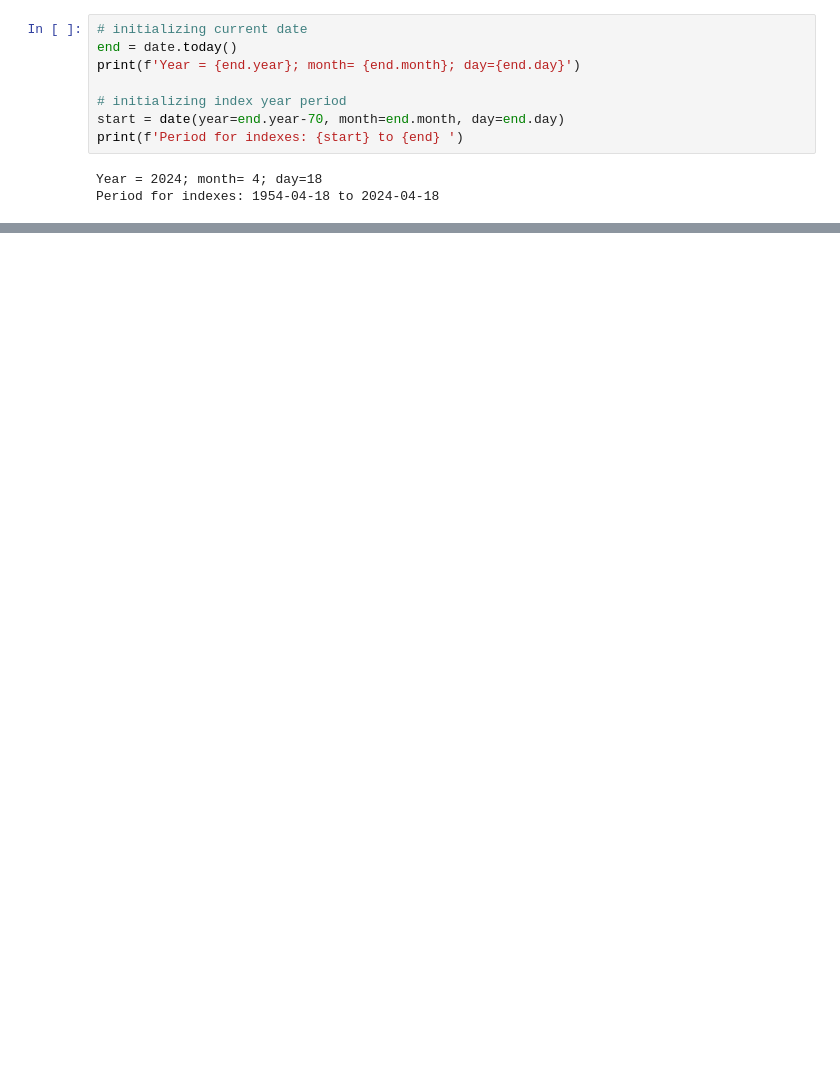
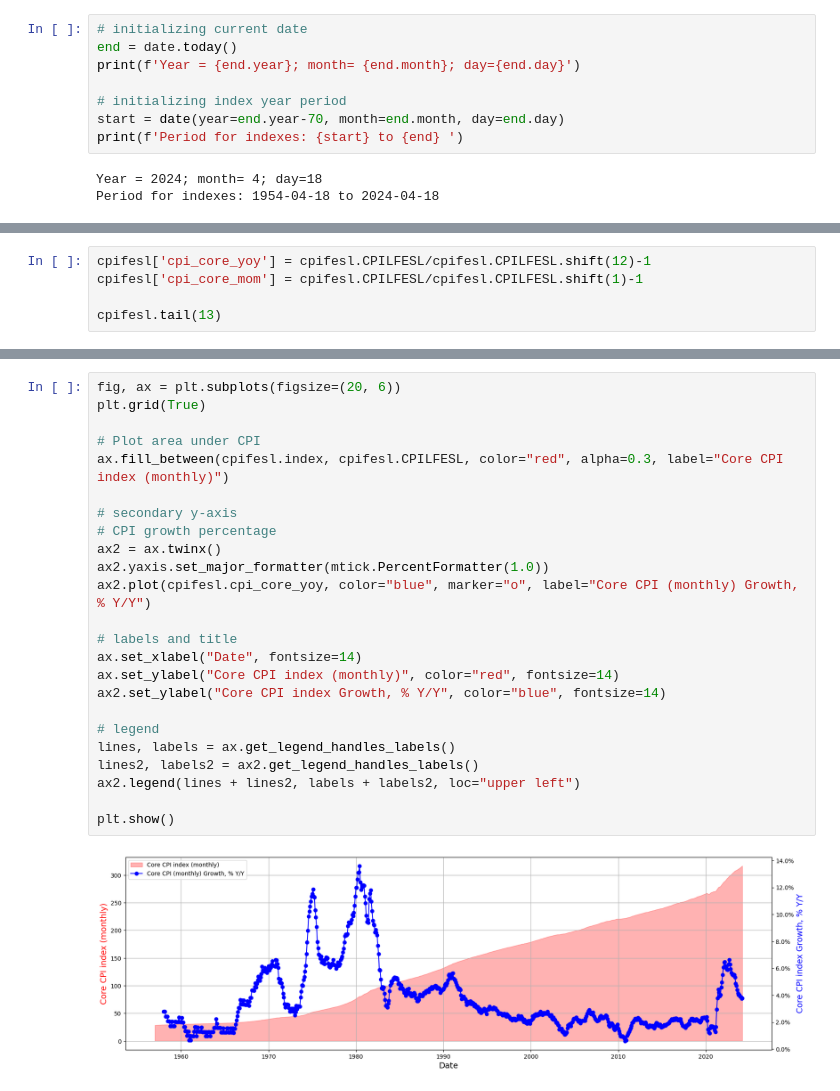
Before and after one commit to meoflaxz/stock-market-analytics-zoomcamp, a Jupyter notebook: week1-intro-data-sources/module1-intro-data-sources.ipynb, the cells around one changed output, grey strips where cells are left out. Cells and saved outputs as stored; diff of their text form; blank space fills up the shorter version.

```diff
--- a/week1-intro-data-sources/module1-intro-data-sources.ipynb
+++ b/week1-intro-data-sources/module1-intro-data-sources.ipynb
@@ -49,0 +91,5 @@ gdppot.tail()
+# %%
+cpifesl['cpi_core_yoy'] = cpifesl.CPILFESL/cpifesl.CPILFESL.shift(12)-1
+cpifesl['cpi_core_mom'] = cpifesl.CPILFESL/cpifesl.CPILFESL.shift(1)-1
+
+cpifesl.tail(13)
@@ -49,0 +112,26 @@ gdppot.tail()
+# %%
+fig, ax = plt.subplots(figsize=(20, 6))
+plt.grid(True)
+
+# Plot area under CPI
+ax.fill_between(cpifesl.index, cpifesl.CPILFESL, color="red", alpha=0.3, label="Core CPI index (monthly)")
+
+# secondary y-axis
+# CPI growth percentage
+ax2 = ax.twinx()
+ax2.yaxis.set_major_formatter(mtick.PercentFormatter(1.0))
+ax2.plot(cpifesl.cpi_core_yoy, color="blue", marker="o", label="Core CPI (monthly) Growth, % Y/Y")
+
+# labels and title
+ax.set_xlabel("Date", fontsize=14)
+ax.set_ylabel("Core CPI index (monthly)", color="red", fontsize=14)
+ax2.set_ylabel("Core CPI index Growth, % Y/Y", color="blue", fontsize=14)
+
+# legend
+lines, labels = ax.get_legend_handles_labels()
+lines2, labels2 = ax2.get_legend_handles_labels()
+ax2.legend(lines + lines2, labels + labels2, loc="upper left")
+
+plt.show()
+# %% [output]
+[figure, added]
```
Also changed, not shown: parts of 10 cells of this notebook.
